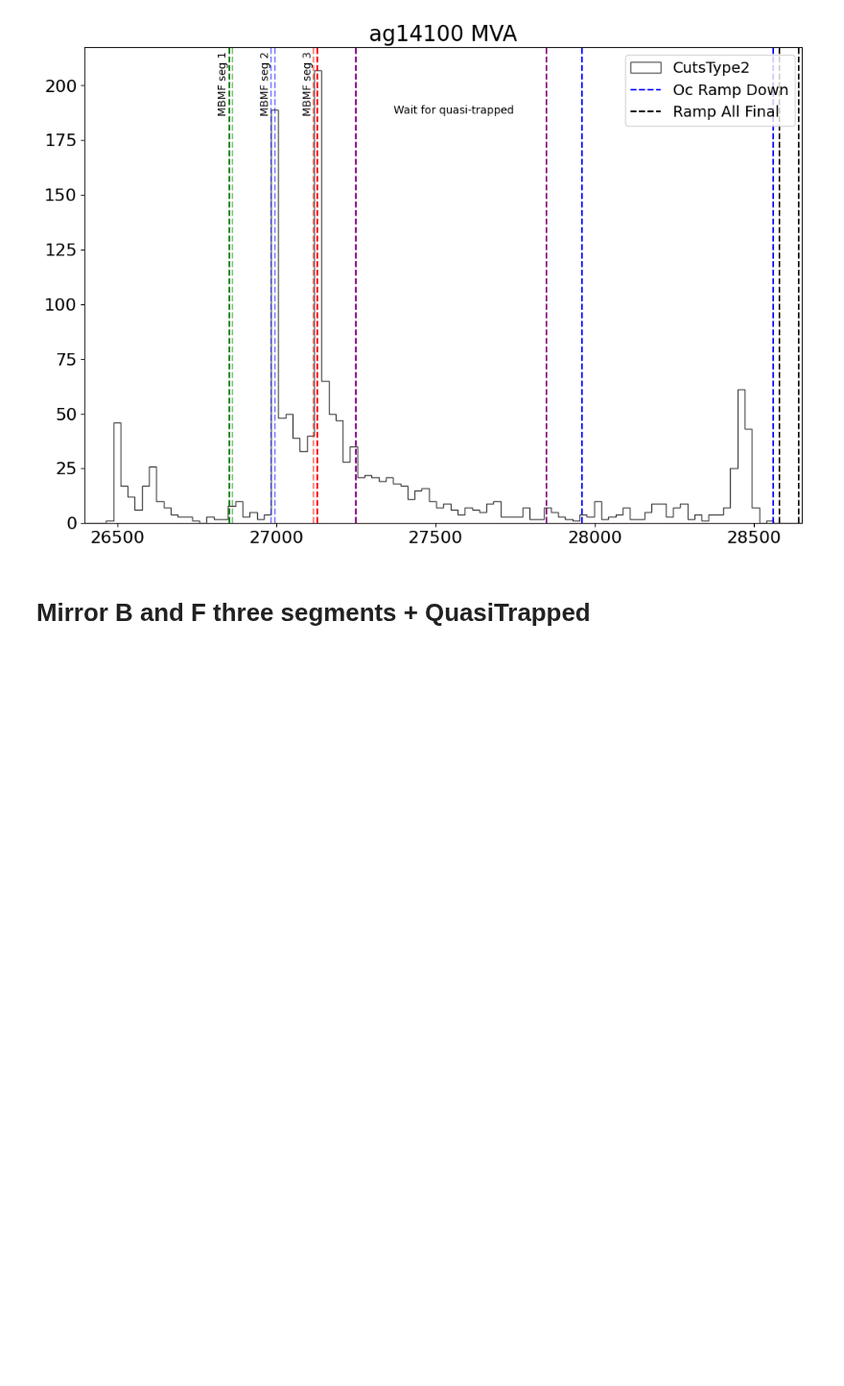
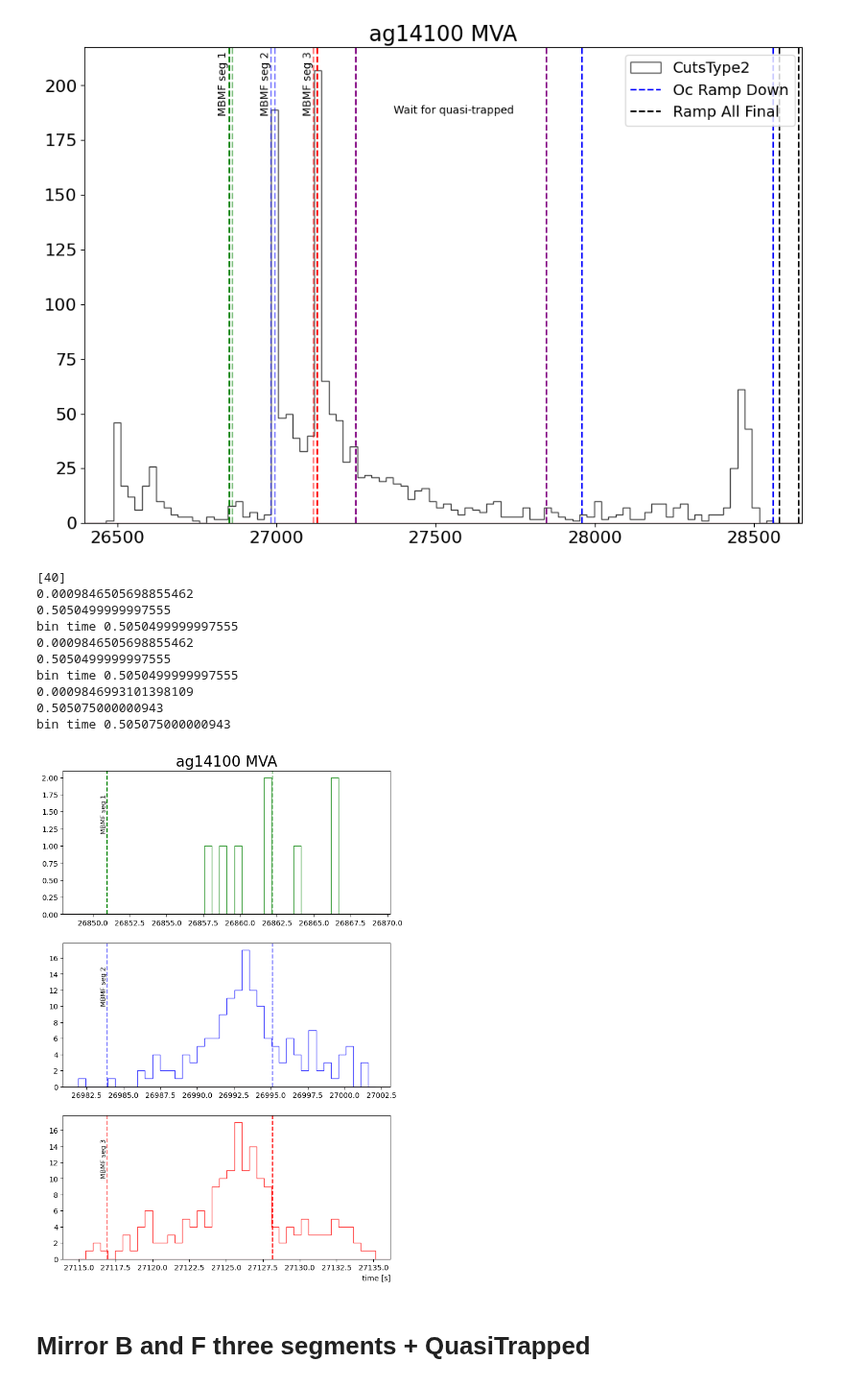
Before and after one commit to Adrianodelvincio/alphag_frequentist_analysis_2025, a Jupyter notebook: v1/Ag_Plot_Test_Protocol.ipynb, the cells around one changed output. Shown at 96% size. Cells and saved outputs as stored; diff of their text form; code cells hidden in the pictures; blank space fills up the shorter version.

```diff
--- a/v1/Ag_Plot_Test_Protocol.ipynb
+++ b/v1/Ag_Plot_Test_Protocol.ipynb
@@ -189,6 +189,79 @@ plt.savefig(f"Summary_ag{runs['2025'][0].split('/')[0].replace('ag','')}.png")
 22.536270000000513
 bin time 22.536270000000513
 [figure]
+# %%
+binning = np.array([40])
+print(binning)
+
+plt.figure(1, figsize = (8, 12))
+plt.subplot(3,1,1)
+plt.title(f"ag{runs['2025'][0].split('/')[0].replace('ag','')} MVA", fontsize = 20)
+#plt.yticks(fontsize = 16)
+#plt.xticks(fontsize = 16)
+#plt.ylim(0,30)
+TOT_RUN_counts, edges, trash = plt.hist(data["run time"], bins = binning[0], range =  (start_mbmf_rampdown0[0] - 2, stop_mbmf_rampdown0[0] + 7) , histtype = "step", color = "green", density = False, alpha = 0.75)
+maxbin = np.max(TOT_RUN_counts)
+
+plt.axhline((bkg_up + bkg_down) * np.diff(edges)[0], linestyle = "-", linewidth = 1, color = "pink")
+print((bkg_up + bkg_down) * np.diff(edges)[0])
+print(np.diff(edges)[0])
+
+time_bin = np.diff(edges)[0]
+print("bin time", time_bin)
+
+plt.axvline(start_mbmf_rampdown0[0], linestyle = "--", color = "green")
+plt.axvline(stop_mbmf_rampdown0[0], linestyle = "--", color = "green", alpha = 0.5)
+plt.text(start_mbmf_rampdown0[0] - .5, 0.6*maxbin, "MBMF seg 1",rotation = 90, fontsize = 9)
+#plt.legend()
+
+plt.subplot(3,1,2)
+
+TOT_RUN_counts, edges, trash = plt.hist(data["run time"], bins = binning[0], range =  (start_mbmf_rampdown1[0] - 2, stop_mbmf_rampdown1[0] + 7) , histtype = "step", color = "blue", density = False, alpha = 0.75)
+maxbin = np.max(TOT_RUN_counts)
+
+plt.axhline((bkg_up + bkg_down) * np.diff(edges)[0], linestyle = "-", linewidth = 1, color = "pink")
+print((bkg_up + bkg_down) * np.diff(edges)[0])
+print(np.diff(edges)[0])
+
+time_bin = np.diff(edges)[0]
+print("bin time", time_bin)
+
+plt.axvline(start_mbmf_rampdown1[0], linestyle = "--", color = "blue", alpha = 0.5)
+plt.axvline(stop_mbmf_rampdown1[0], linestyle = "--", color = "blue", alpha = 0.5)
+plt.text(start_mbmf_rampdown1[0] - .5, 0.6* maxbin, "MBMF seg 2",rotation = 90, fontsize = 9)
+
+plt.subplot(3,1,3)
+
+TOT_RUN_counts, edges, trash = plt.hist(data["run time"], bins = binning[0], range =  (start_mbmf_rampdown2[0] - 2, stop_mbmf_rampdown2[0] + 7) , histtype = "step", color = "red", density = False, alpha = 0.75)
+maxbin = np.max(TOT_RUN_counts)
+
+plt.axhline((bkg_up + bkg_down) * np.diff(edges)[0], linestyle = "-", linewidth = 1, color = "pink")
+print((bkg_up + bkg_down) * np.diff(edges)[0])
+print(np.diff(edges)[0])
+
+time_bin = np.diff(edges)[0]
+print("bin time", time_bin)
+
+plt.axvline(start_mbmf_rampdown2[0], linestyle = "--", color = "red", alpha = 0.5)
+plt.axvline(stop_mbmf_rampdown2[0], linestyle = "--", label = "", color = "red")
+plt.text(start_mbmf_rampdown2[0] - 0.5, 0.6*maxbin, "MBMF seg 3",rotation = 90, fontsize = 9)
+plt.xlabel("time [s]", loc = "right")
+#plt.ylim(0,30)
+
+#plt.legend( fontsize = 14, loc = "upper right")
+plt.savefig(f"Ramps_ag{runs['2025'][0].split('/')[0].replace('ag','')}.png")
+# %% [output]
+[40]
+0.0009846505698855462
+0.5050499999997555
+bin time 0.5050499999997555
+0.0009846505698855462
+0.5050499999997555
+bin time 0.5050499999997555
+0.0009846993101398109
+0.505075000000943
+bin time 0.505075000000943
+[figure, added]
 # %% [markdown]
 # Mirror B and F three segments + QuasiTrapped
 # %%
```
Also changed, not shown: parts of 1 cell of this notebook, 2 other files.
